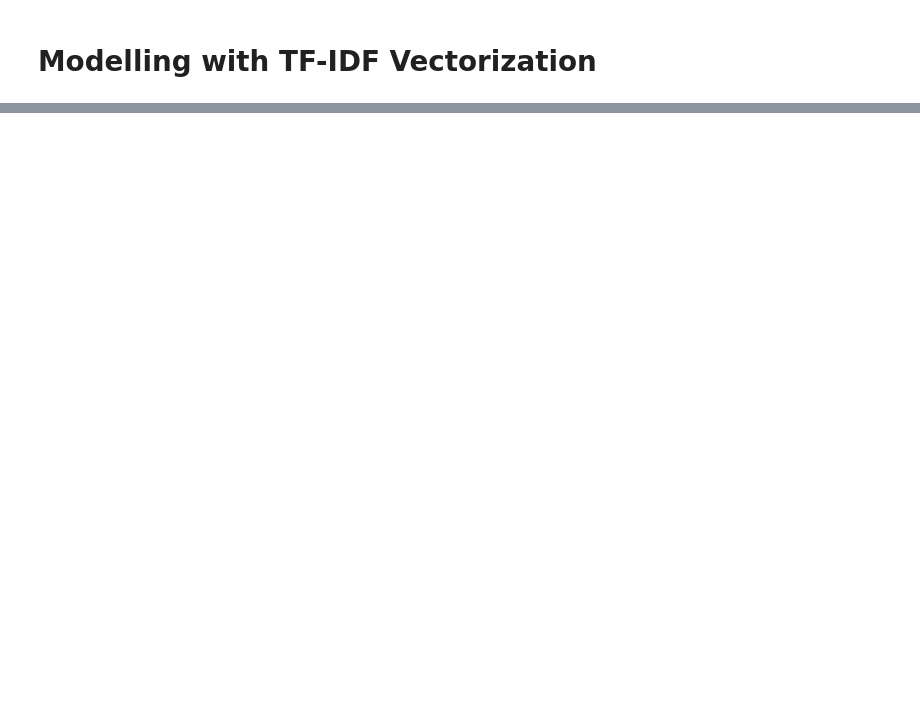
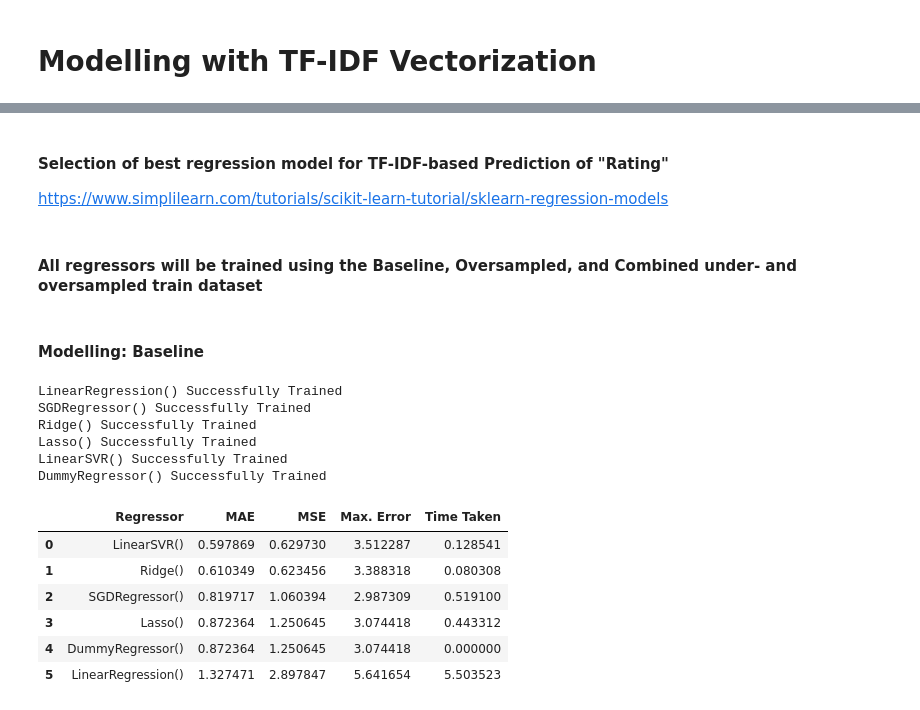
Before and after one commit to anagarlau/yelp-rating-predictor, a Jupyter notebook: 2_text_preprocessing/TF-IDF_Modelling.ipynb, the cells around one changed output, grey strips where cells are left out. Saved outputs shown, nothing was run; the diff lists cells and outputs as text; code cells hidden in the pictures; blank space fills up the shorter version.

Commit message:
add models

```diff
--- a/2_text_preprocessing/TF-IDF_Modelling.ipynb
+++ b/2_text_preprocessing/TF-IDF_Modelling.ipynb
@@ -53,0 +88,4 @@ print(X_tfidf)
+# %% [markdown]
+#### Selection of best regression model for TF-IDF-based Prediction of "Rating"
+
+https://www.simplilearn.com/tutorials/scikit-learn-tutorial/sklearn-regression-models
@@ -53,0 +102,61 @@ print(X_tfidf)
+# %% [markdown]
+#### All regressors will be trained using the Baseline, Oversampled, and Combined under- and oversampled train dataset
+# %%
+from sklearn.metrics import mean_absolute_error, mean_squared_error, max_error
+import time
+
+
+def model_eval(xtrain,ytrain,reg_list=regressors):
+    Name = []
+    mae=[]
+    mse = []
+    maxerr=[]
+    Time_Taken = []
+    current_min=4
+    best_model=reg_list[0] ; best_pred=0 ; best_name=LinearRegression()
+
+    for model in reg_list:
+        model = model
+        name = str(model)
+        Name.append(name)
+        begin = time.time()
+        model.fit(xtrain,ytrain)
+        prediction = model.predict(X_dev)
+        end = time.time()
+
+        if mean_absolute_error(y_dev,prediction) < current_min:
+            current_min = mean_absolute_error(y_dev,prediction)
+            best_model = model
+            best_name = name
+            best_pred = prediction
+
+        mse.append(mean_squared_error(y_dev,prediction))
+        mae.append(mean_absolute_error(y_dev,prediction))
+        maxerr.append(max_error(y_dev,prediction))
+        Time_Taken.append(end-begin)
+        print(name + ' Successfully Trained')
+
+    Dict = {'Regressor':Name,'MAE':mae,'MSE':mse,'Max. Error':maxerr,'Time Taken':Time_Taken}
+    model_df = pd.DataFrame(Dict)
+    model_df=model_df.sort_values(by=['MAE'], ascending=True, ignore_index=True)
+
+    return [best_model,best_pred,best_name,model_df,mae,mse,maxerr,Time_Taken]
+# %% [markdown]
+#### Modelling: Baseline
+# %%
+results_baseline = model_eval(xtrain = X_train, ytrain = y_train)
+results_baseline[3]
+# %% [output]
+LinearRegression() Successfully Trained
+SGDRegressor() Successfully Trained
+Ridge() Successfully Trained
+Lasso() Successfully Trained
+LinearSVR() Successfully Trained
+DummyRegressor() Successfully Trained
+|  | Regressor | MAE | MSE | Max. Error | Time Taken |
+| 0 | LinearSVR() | 0.597869 | 0.629730 | 3.512287 | 0.128541 |
+| 1 | Ridge() | 0.610349 | 0.623456 | 3.388318 | 0.080308 |
+| 2 | SGDRegressor() | 0.819717 | 1.060394 | 2.987309 | 0.519100 |
+| 3 | Lasso() | 0.872364 | 1.250645 | 3.074418 | 0.443312 |
+| 4 | DummyRegressor() | 0.872364 | 1.250645 | 3.074418 | 0.000000 |
+| 5 | LinearRegression() | 1.327471 | 2.897847 | 5.641654 | 5.503523 |
```
Also changed, not shown: parts of 20 cells of this notebook.
